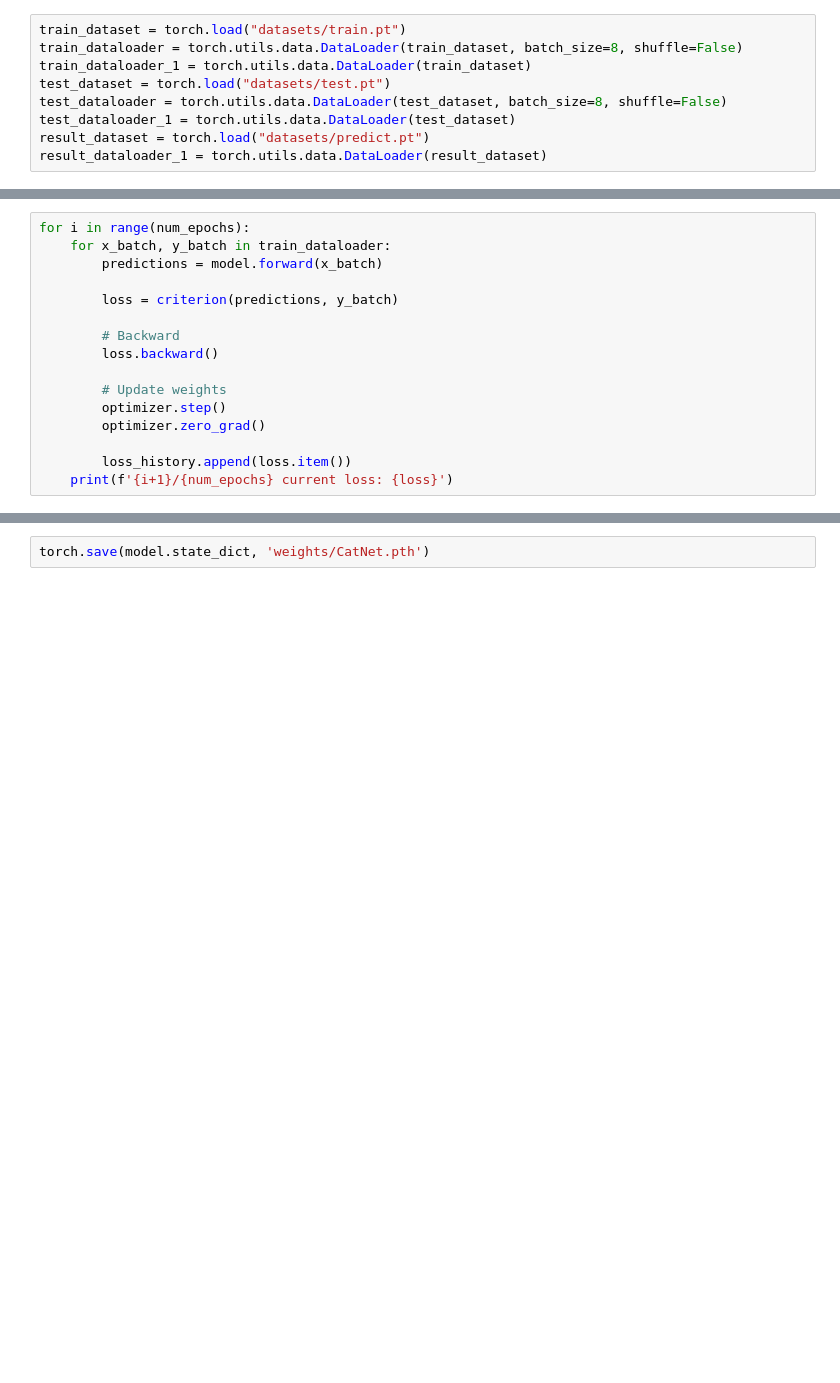
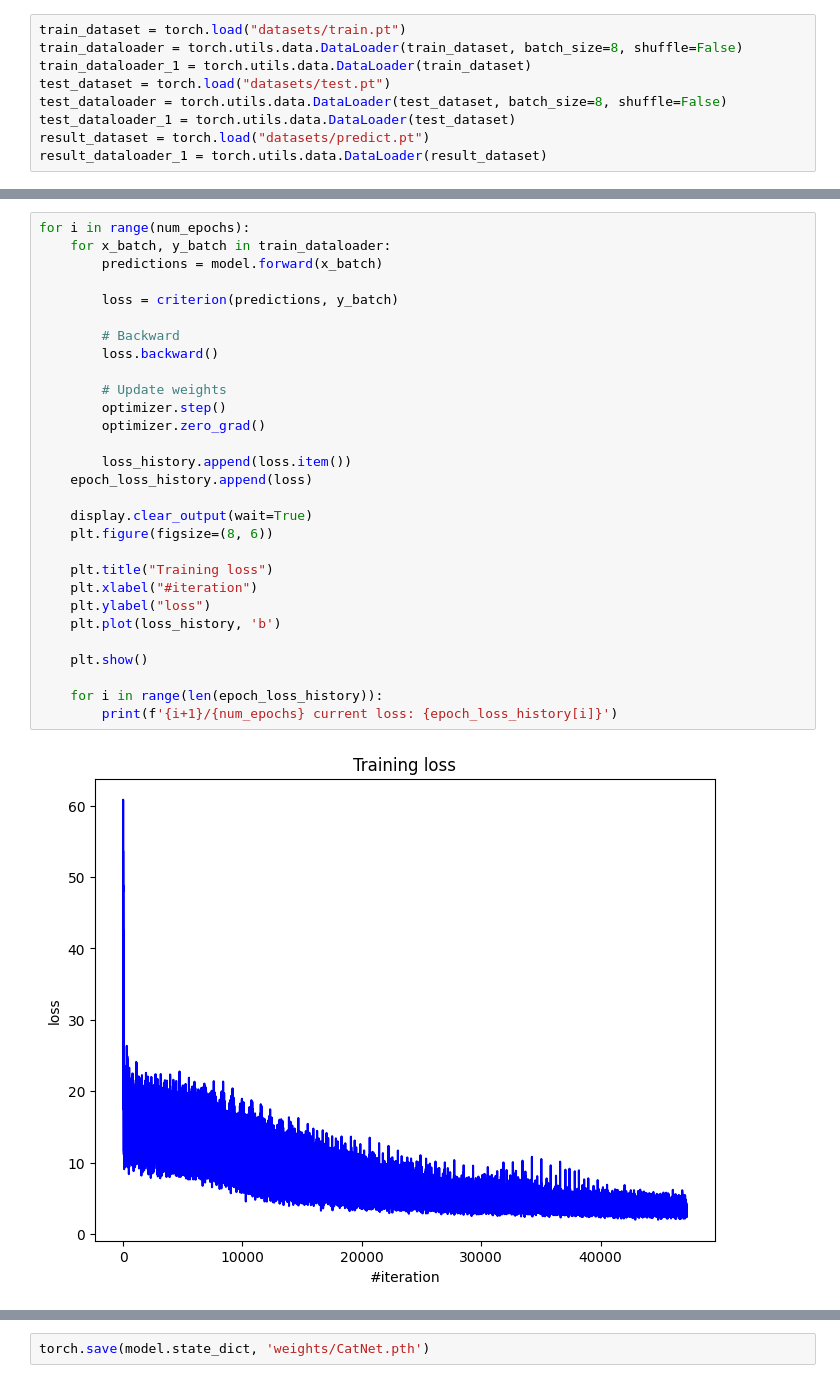
Before and after one commit to firefiruses/CatKaggle, a Jupyter notebook: main.ipynb, the cells around one changed output, grey strips where cells are left out. Cells and saved outputs as stored; diff of their text form; blank space fills up the shorter version.

```diff
--- a/main.ipynb
+++ b/main.ipynb
@@ -60,17 +64,31 @@ loss_history = []
 # %%
 for i in range(num_epochs):
     for x_batch, y_batch in train_dataloader:
         predictions = model.forward(x_batch)
 
         loss = criterion(predictions, y_batch)
 
         # Backward
         loss.backward()
 
         # Update weights
         optimizer.step()
         optimizer.zero_grad()
 
         loss_history.append(loss.item())
-    print(f'{i+1}/{num_epochs} current loss: {loss}')
+    epoch_loss_history.append(loss)
+
+    display.clear_output(wait=True)
+    plt.figure(figsize=(8, 6))
+
+    plt.title("Training loss")
+    plt.xlabel("#iteration")
+    plt.ylabel("loss")
+    plt.plot(loss_history, 'b')
+
+    plt.show()
+
+    for i in range(len(epoch_loss_history)):
+        print(f'{i+1}/{num_epochs} current loss: {epoch_loss_history[i]}')
 # %% [output]
+[figure, added]
```
Also changed, not shown: parts of 8 cells of this notebook, 2 other files.
